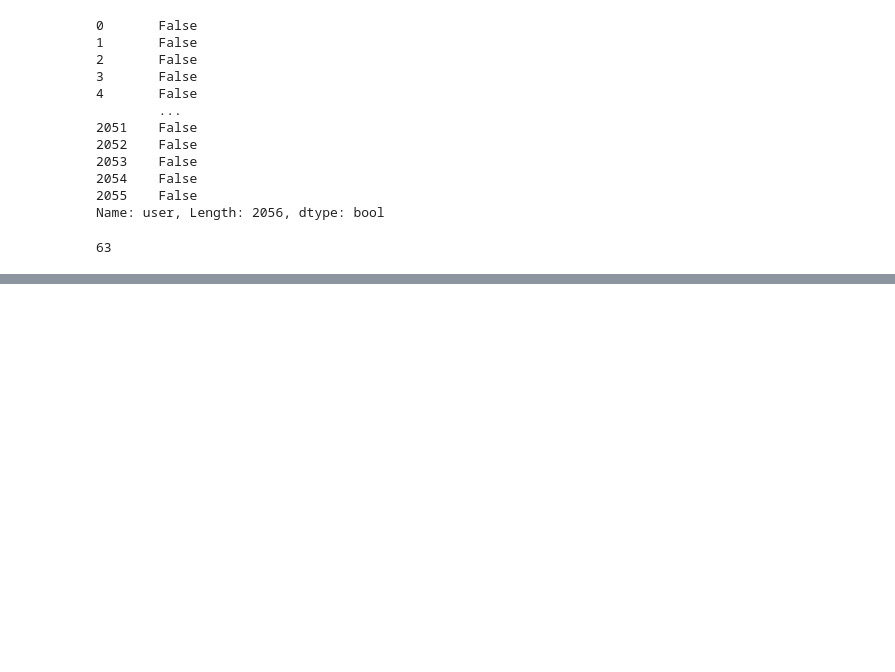
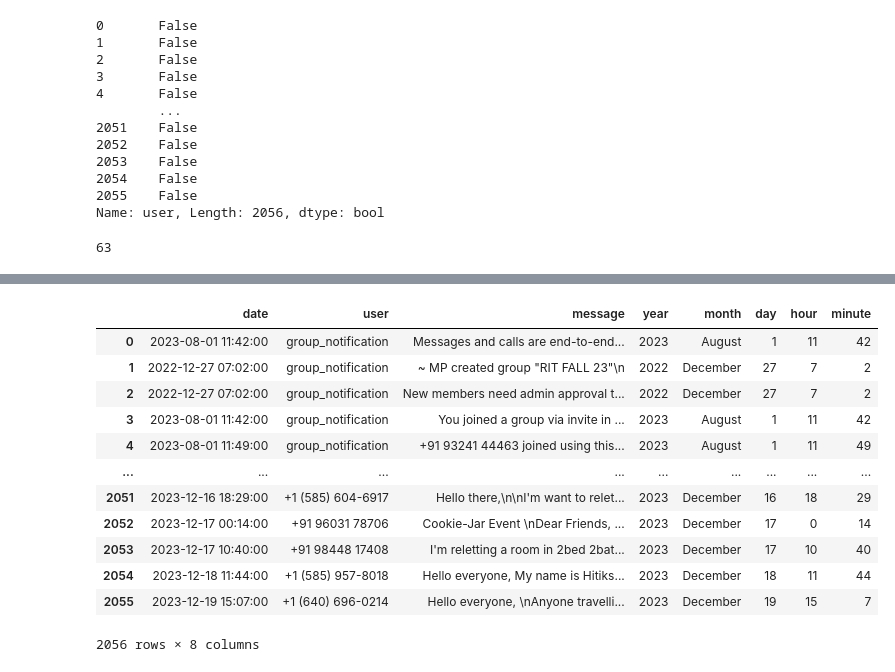
Before and after one commit to prxshetty/WhatsApp-Chat-Analyzer, a Jupyter notebook: whatsapp-chat-analysis.ipynb, the cells around one changed output, grey strips where cells are left out. Cells and saved outputs as stored; diff of their text form; code cells hidden in the pictures; blank space fills up the shorter version.

```diff
--- a/whatsapp-chat-analysis.ipynb
+++ b/whatsapp-chat-analysis.ipynb
@@ -146,0 +182,16 @@ print(no_of_messages)
+# %%
+df
+# %% [output]
+|  | date | user | message | year | month | day | hour | minute |
+| 0 | 2023-08-01 11:42:00 | group_notification | Messages and calls are end-to-end... | 2023 | August | 1 | 11 | 42 |
+| 1 | 2022-12-27 07:02:00 | group_notification | ~ MP created group "RIT FALL 23"\n | 2022 | December | 27 | 7 | 2 |
+| 2 | 2022-12-27 07:02:00 | group_notification | New members need admin approval t... | 2022 | December | 27 | 7 | 2 |
+| 3 | 2023-08-01 11:42:00 | group_notification | You joined a group via invite in ... | 2023 | August | 1 | 11 | 42 |
+| 4 | 2023-08-01 11:49:00 | group_notification | +91 93241 44463 joined using this... | 2023 | August | 1 | 11 | 49 |
+| ... | ... | ... | ... | ... | ... | ... | ... | ... |
+| 2051 | 2023-12-16 18:29:00 | +1 (585) 604-6917 | Hello there,\n\nI'm want to relet... | 2023 | December | 16 | 18 | 29 |
+| 2052 | 2023-12-17 00:14:00 | +91 96031 78706 | Cookie-Jar Event \nDear Friends, ... | 2023 | December | 17 | 0 | 14 |
+| 2053 | 2023-12-17 10:40:00 | +91 98448 17408 | I'm reletting a room in 2bed 2bat... | 2023 | December | 17 | 10 | 40 |
+| 2054 | 2023-12-18 11:44:00 | +1 (585) 957-8018 | Hello everyone, My name is Hitiks... | 2023 | December | 18 | 11 | 44 |
+| 2055 | 2023-12-19 15:07:00 | +1 (640) 696-0214 | Hello everyone, \nAnyone travelli... | 2023 | December | 19 | 15 | 7 |
+2056 rows × 8 columns
```
Also changed, not shown: parts of 20 cells of this notebook, 3 other files.
